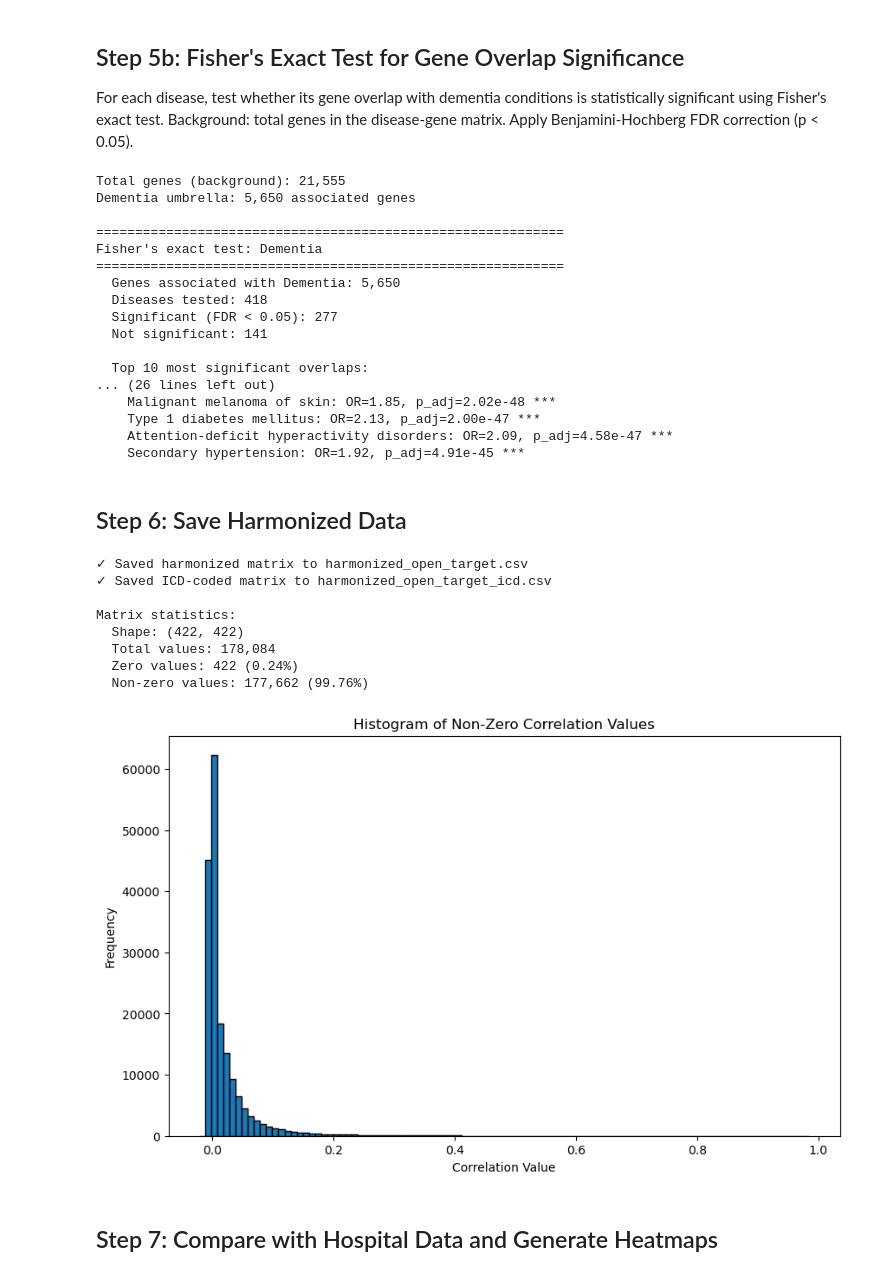
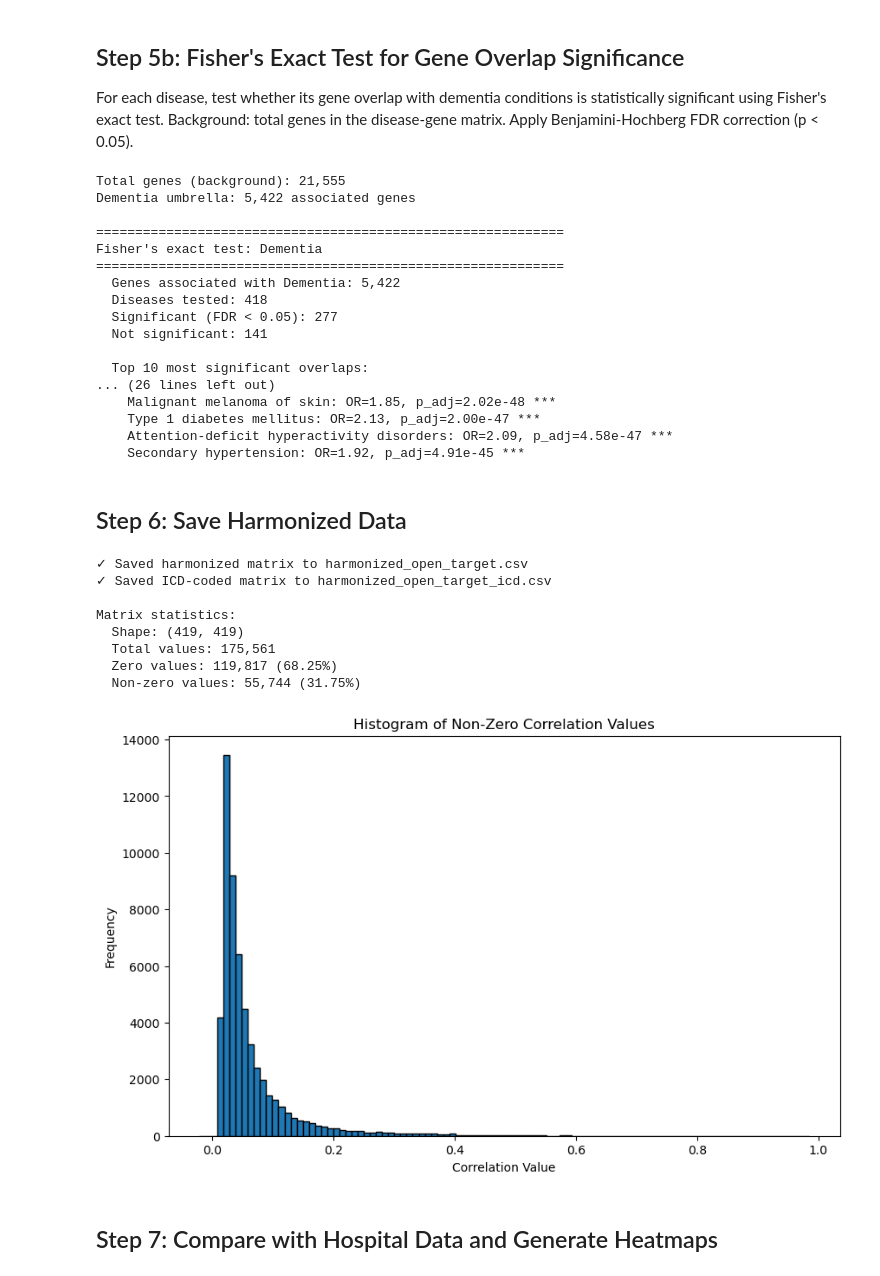
Before and after one commit to vladimirkovacevic/CSH, a Jupyter notebook: harmonization.ipynb, the cells around one changed output. Drawn from its saved outputs; the diff is of its cells as text; code cells hidden in the pictures.

```diff
--- a/harmonization.ipynb
+++ b/harmonization.ipynb
@@ -548,28 +660,26 @@ Removed 0 diseases with no correlations
 # %% [markdown]
 ## Step 5: Create Dementia Umbrella Category
 # %%
-# Map disease names to ICD codes
-harmonized_open_targets = dis_dis_df.copy()# Validate and filter diseases that can be mapped to ICD codes
+# Copy correlation matrix and filter to diseases with valid ICD codes
+harmonized_open_targets = dis_dis_df.copy()
+
+# Add Dementia umbrella to icd_dict so it maps to F00
+icd_dict['Dementia'] = 'F00'
+
+# Validate and filter diseases that can be mapped to ICD codes
 valid_cols = [col for col in harmonized_open_targets.columns if col in icd_dict]
 if len(valid_cols) != len(harmonized_open_targets.columns):
     unmapped_count = len(harmonized_open_targets.columns) - len(valid_cols)
     unmapped = [col for col in harmonized_open_targets.columns if col not in icd_dict]
     print(f"Filtering {unmapped_count} unmapped diseases")
     print(f"Unmapped diseases: {unmapped[:10]}")
-    harmonized_open_targets = harmonized_open_targets.loc[valid_cols, valid_cols]# Verify no duplicates
-    print(f"\nChecking for duplicates after filtering...")
-    print(f"  Duplicate columns: {harmonized_open_targets.columns.duplicated().sum()}")
-    print(f"  Duplicate rows: {harmonized_open_targets.index.duplicated().sum()}")# Define target labels for dementia-related conditions
-    target_labels = ['Unspecified dementia', 'Dementia in Alzheimer\'s disease', 'Vascular dementia', "Alzheimer's disease"]# Filter target_labels to only include those present in the dataframe
-    available_targets = [label for label in target_labels if label in harmonized_open_targets.index]
-    print(f"\nUsing {len(available_targets)} target labels: {available_targets}")
-    if len(available_targets) > 0:
-        # Apply max operation to create umbrella category
-        row_max = harmonized_open_targets.loc[available_targets].max(axis=0).astype(float)
-        # Update the 'Dementia' row and column
-        harmonized_open_targets.loc['Dementia', :] = row_max.values
-        harmonized_open_targets.loc[:, 'Dementia'] = row_max.values
-        print(f"✓ Updated 'Dementia' umbrella category")
-    else:
-        print("Warning: No target labels found in the dataframe")
-        print(f"\nFinal matrix shape: {harmonized_open_targets.shape}")
+    harmonized_open_targets = harmonized_open_targets.loc[valid_cols, valid_cols]
+
+# Verify no duplicates
+print(f"Checking for duplicates after filtering...")
+print(f"  Duplicate columns: {harmonized_open_targets.columns.duplicated().sum()}")
+print(f"  Duplicate rows: {harmonized_open_targets.index.duplicated().sum()}")
+
+print(f"\nFinal matrix shape: {harmonized_open_targets.shape}")
+print(f"'Dementia' in matrix: {'Dementia' in harmonized_open_targets.columns}")
+print(f"Alzheimer\'s disease in matrix:", "Alzheimer\'s disease" in harmonized_open_targets.columns)
@@ -581,19 +699,16 @@ For each disease, test whether its gene overlap with dementia conditions is stat
 # Fisher's exact test for gene overlap significance
 # For each dementia condition, test overlap with all other diseases
 
-total_genes = disease_gene_matrix.shape[0]  # 24,338
+total_genes = disease_gene_matrix.shape[0]
 print(f"Total genes (background): {total_genes:,}")
 
-# Create dementia umbrella gene vector (max across dementia conditions)
-dementia_target_labels = ['Unspecified dementia', "Dementia in Alzheimer's disease",
-                          'Vascular dementia', "Alzheimer's disease"]
-available_dementia = [l for l in dementia_target_labels if l in disease_gene_matrix.columns]
-dementia_umbrella_genes = disease_gene_matrix[available_dementia].max(axis=1)
+# Use the pre-computed Dementia umbrella column from disease_gene_matrix
+dementia_umbrella_genes = disease_gene_matrix['Dementia']
 print(f"Dementia umbrella: {(dementia_umbrella_genes > 0).sum():,} associated genes")
 
 # Map dementia codes to their gene vectors
 dementia_gene_vectors = {
-    'Dementia': dementia_umbrella_genes,  # F03 umbrella
+    'Dementia': dementia_umbrella_genes,  # F00 umbrella
 }
 if "Alzheimer's disease" in disease_gene_matrix.columns:
     dementia_gene_vectors["Alzheimer's disease"] = disease_gene_matrix["Alzheimer's disease"]
@@ -611,7 +726,7 @@ for dem_name, dem_genes in dementia_gene_vectors.items():
     print(f"  Genes associated with {dem_name}: {n_dem_genes:,}")
 
     disease_names_list = [col for col in disease_gene_matrix.columns
-                          if col not in dementia_target_labels and col != 'Dementia']
+                          if col not in ['Dementia', "Alzheimer's disease"]]
 
     results = {}
     pvals = []
@@ -658,12 +773,12 @@ for dem_name, dem_genes in dementia_gene_vectors.items():
         print(f"    {disease}: OR={or_val:.2f}, p_adj={p_adj:.2e} {marker}")
 # %% [output]
 Total genes (background): 21,555
-Dementia umbrella: 5,650 associated genes
+Dementia umbrella: 5,422 associated genes
 
 ============================================================
 Fisher's exact test: Dementia
 ============================================================
-  Genes associated with Dementia: 5,650
+  Genes associated with Dementia: 5,422
   Diseases tested: 418
   Significant (FDR < 0.05): 277
   Not significant: 141
@@ -684,41 +799,41 @@ print(f"✓ Saved harmonized matrix to {harmonized_fname}")
 # Save with ICD codes
 harmonized_icd = harmonized_open_targets.copy()
 # Map column names to ICD codes, handling the Dementia umbrella category
-icd_dict_extended = {**icd_dict, 'Dementia': 'F03'}  # Dementia umbrella -> F03
+icd_dict_extended = {**icd_dict, 'Dementia': 'F00'}  # Dementia umbrella -> F00
 harmonized_icd.columns = [icd_dict_extended.get(x, x) for x in harmonized_icd.columns]
 harmonized_icd.to_csv(harmonized_fname.replace('.csv', '_icd.csv'), index=False)
 print(f"✓ Saved ICD-coded matrix to {harmonized_fname.replace('.csv', '_icd.csv')}")
 
 # Visualization of sparsity
 all_values = harmonized_open_targets.values.flatten()
 total_values = len(all_values)
 zero_count = np.count_nonzero(all_values == 0)
 non_zero_values = all_values[all_values != 0]
 zero_percentage = (zero_count / total_values) * 100
 
 print(f"\nMatrix statistics:")
 print(f"  Shape: {harmonized_open_targets.shape}")
 print(f"  Total values: {total_values:,}")
 print(f"  Zero values: {zero_count:,} ({zero_percentage:.2f}%)")
 print(f"  Non-zero values: {len(non_zero_values):,} ({100-zero_percentage:.2f}%)")
 
 # Plot histogram
 plt.figure(figsize=(10, 6))
 plt.hist(non_zero_values, bins=100, edgecolor='black')
 plt.xlabel('Correlation Value')
 plt.ylabel('Frequency')
 plt.title('Histogram of Non-Zero Correlation Values')
 plt.show()
 # %% [output]
 ✓ Saved harmonized matrix to harmonized_open_target.csv
 ✓ Saved ICD-coded matrix to harmonized_open_target_icd.csv
 
 Matrix statistics:
-  Shape: (422, 422)
-  Total values: 178,084
-  Zero values: 422 (0.24%)
-  Non-zero values: 177,662 (99.76%)
+  Shape: (419, 419)
+  Total values: 175,561
+  Zero values: 119,817 (68.25%)
+  Non-zero values: 55,744 (31.75%)
-[figure, old version]
+[figure, new version]
 # %% [markdown]
 ## Step 7: Compare with Hospital Data and Generate Heatmaps
 # %%
```
Also changed, not shown: parts of 8 cells of this notebook.
